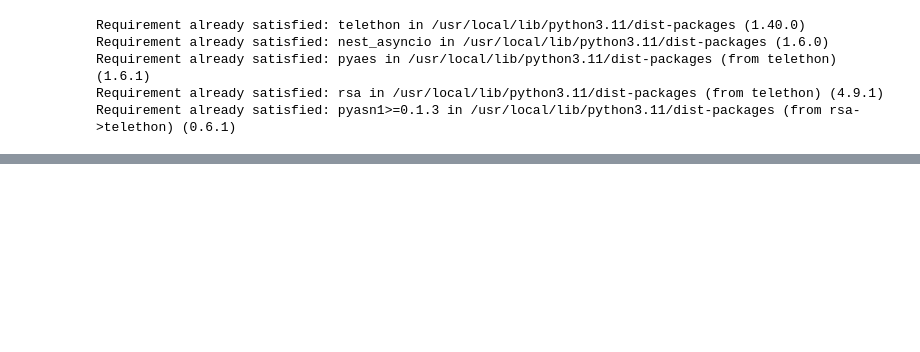
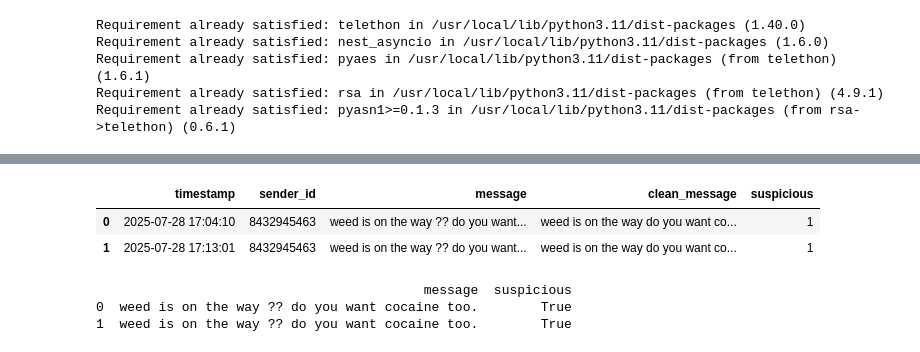
Before and after one commit to Samridhi0705/MajorProject, a Jupyter notebook: mp.ipynb, the cells around one changed output, grey strips where cells are left out. Saved outputs shown, nothing was run; the diff lists cells and outputs as text; code cells hidden in the pictures; blank space fills up the shorter version.

```diff
--- a/mp.ipynb
+++ b/mp.ipynb
@@ -62,0 +60,48 @@ New message from 8432945463 at 2025-07-28 16:55:39: hellooozzz
+# %%
+import pandas as pd
+import re
+
+# Load your saved messages
+df = pd.read_csv('cleaned_messages.csv')
+
+# Basic cleaning function
+def clean_text(text):
+    text = str(text)
+    text = re.sub(r'http\S+', '', text)       # Remove URLs
+    text = re.sub(r'@\S+', '', text)          # Remove mentions
+    text = re.sub(r'[^a-zA-Z0-9\s]', '', text) # Remove special chars
+    text = text.lower().strip()               # Lowercase and trim
+    return text
+
+df['clean_message'] = df['message'].apply(clean_text)
+df.to_csv('cleaned_messages.csv', index=False)
+df.head()
+# %% [output]
+|  | timestamp | sender_id | message | clean_message | suspicious |
+| 0 | 2025-07-28 17:04:10 | 8432945463 | weed is on the way ?? do you want... | weed is on the way do you want co... | 1 |
+| 1 | 2025-07-28 17:13:01 | 8432945463 | weed is on the way ?? do you want... | weed is on the way do you want co... | 1 |
+# %%
+# Define your suspicious keywords list
+keywords = ['drug', 'cocaine', 'weed', 'lsd', 'ecstasy', 'heroin', 'meth']
+
+def is_suspicious(text):
+    text = str(text).lower()
+    return any(word in text for word in keywords)
+
+# Ensure you have a message column (often 'message' or 'clean_message')
+if 'clean_message' in df.columns:
+    text_col = 'clean_message'
+elif 'message' in df.columns:
+    text_col = 'message'
+else:
+    raise ValueError("No column with message text found!")
+
+# Create the suspicious column
+df['suspicious'] = df[text_col].apply(is_suspicious)
+
+# Now you can proceed with your analysis using df['suspicious']
+print(df[['message', 'suspicious']].head())
+# %% [output]
+                                          message  suspicious
+0  weed is on the way ?? do you want cocaine too.        True
+1  weed is on the way ?? do you want cocaine too.        True
```
Also changed, not shown: parts of 17 cells of this notebook.
